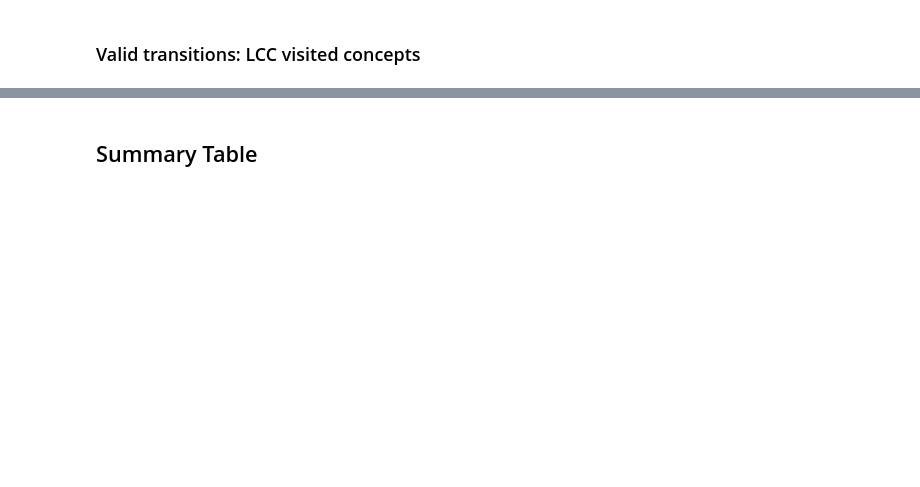
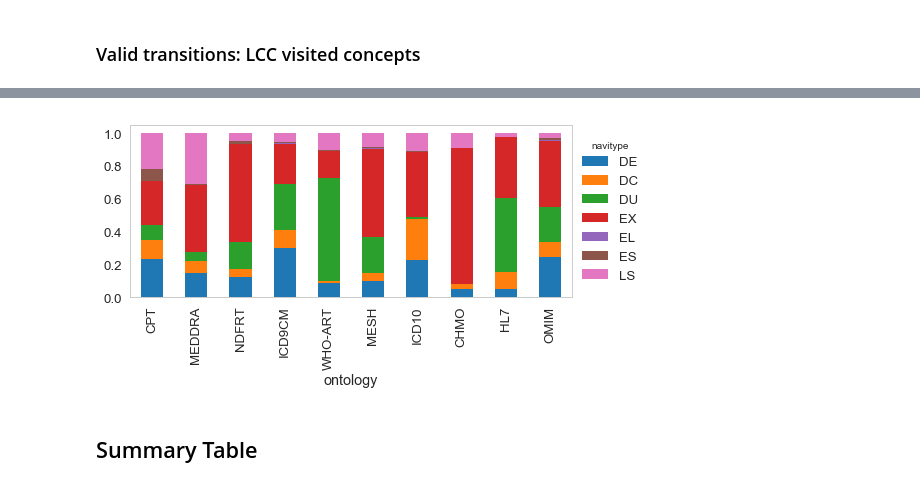
Before and after one commit to gesiscss/HopRank, a Jupyter notebook: 2. BioPortal (valid).ipynb, the cells around one changed output, grey strips where cells are left out. Drawn from its saved outputs; the diff is of its cells as text; code cells hidden in the pictures; blank space fills up the shorter version.

```diff
--- a/2. BioPortal (valid).ipynb
+++ b/2. BioPortal (valid).ipynb
@@ -472,3 +479,13 @@ plot_transitions_per_ontology_and_navitype(tmp, 'lcc_ntransitions', sorted_valid
+# %%
+tmp = df_trans.query("navitype != 'ALL'")
+sorted_ontos = tmp.groupby('ontology').lcc_ntransitions.sum().reset_index()
+sorted_ontos.sort_values('lcc_ntransitions', ascending=False, inplace=True)
+sorted_valid_ontos = sorted_ontos.query("lcc_ntransitions>=@MIN_TRANSITIONS").query("~ontology.isin(['SNOMEDCT','LOINC'])")
+sorted_valid_ontos
+fn = os.path.join(PLOTS_OUTPUT,'_lcc_summary_navitypes_valid_transitions_per_ontology_{}.pdf'.format(YEAR))
+plot_transitions_per_ontology_and_navitype(tmp, 'lcc_ntransitions', sorted_valid_ontos.ontology, 7.8, 4, fn)
+# %% [output]
+[figure, added]
 # %% [markdown]
 <h2>Summary Table</h2>
 # %%
```
Also changed, not shown: parts of 16 cells of this notebook, 14 other files.
